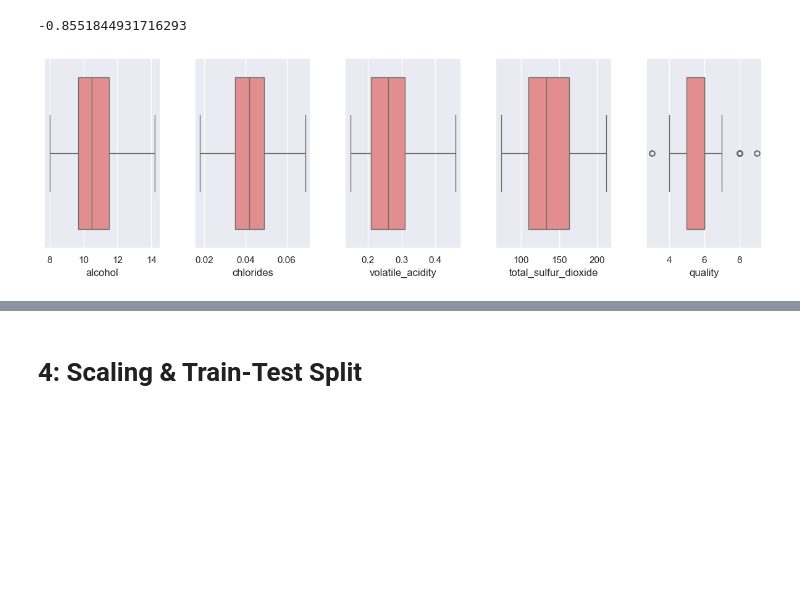
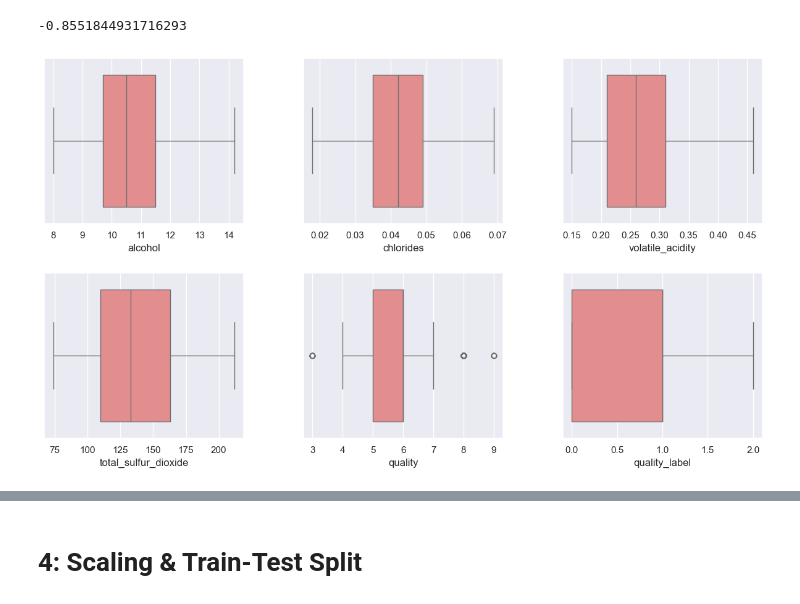
Before and after one commit to airsahin/Wine-Quality, a Jupyter notebook: wine_quality.ipynb, the cells around one changed output, grey strips where cells are left out. Drawn from its saved outputs; the diff is of its cells as text; code cells hidden in the pictures; blank space fills up the shorter version.

```diff
--- a/wine_quality.ipynb
+++ b/wine_quality.ipynb
@@ -233,7 +272,7 @@ plt.show()
 # %%
 # List of features
 
-features = ['alcohol', 'chlorides', 'volatile_acidity',  'total_sulfur_dioxide', 'quality']
+features = ['alcohol', 'chlorides', 'volatile_acidity',  'total_sulfur_dioxide', 'quality', 'quality_label']
 # %%
 df_white_ml = df_white[features].reset_index(drop=True)
 # %%
@@ -271,10 +312,10 @@ dtype: float64
 # %%
 # Create boxplots for each feature
 
-plt.figure(figsize=(15, 4))
+plt.figure(figsize=(15, 8))
 
 for i, feature in enumerate(features, 1):
-    plt.subplot(1, 5, i)  # 1 row, 5 columns, plot by index
+    plt.subplot(2, 3, i)
     sns.boxplot(x=df_white_ml[feature], color='lightcoral')
 
 
@@ -286,11 +327,11 @@ plt.show()
 # %%
 # check data distribution with histograms
 
-plt.figure(figsize=(15, 4))
+plt.figure(figsize=(15, 8))
 
 # Create histograms for each feature
 for i, feature in enumerate(features, 1):
-    plt.subplot(1, 5, i)
+    plt.subplot(2, 3, i)
     sns.histplot(df_white_ml[feature], kde=True, bins=20, color='lightcoral', stat='density')
 
 # Adjust space between plots
@@ -307,24 +347,0 @@ plt.show()
-# %%
-# Create hexbins to view data distribution in relation to quality
-
-# Set up the figure for 1 row and 4 columns
-fig, axs = plt.subplots(1, 5, figsize=(15, 4))
-fig.suptitle("Hexbin Plots for Feature vs. Quality", fontsize=16)
-plt.subplots_adjust(hspace=0.4, wspace=0.3)
-
-# Set background color for figure and subplots
-fig.patch.set_facecolor('grey')
-for ax in axs:
-    ax.set_facecolor('grey')
-
-# Plot hexbin for each feature
-for ax, feature in zip(axs, features):
-    hb = ax.hexbin(df_white_ml[feature], df_white_ml['quality'], gridsize=30, cmap='Reds', mincnt=1)
-    ax.set_xlabel(feature)
-    ax.set_ylabel('Quality')
-
-# Add color bar
-cbar = fig.colorbar(hb, ax=axs, shrink=0.6)
-cbar.set_label('Density')
-
-plt.show()
@@ -798,16 +823,16 @@ df_white_ml['total_sulfur_dioxide'].kurtosis()
 # %%
 # Create boxplots for each feature
 
-plt.figure(figsize=(15, 4))
+plt.figure(figsize=(15, 8))
 
 for i, feature in enumerate(features, 1):
-    plt.subplot(1, 5, i)  # 1 row, 5 columns, plot by index
+    plt.subplot(2, 3, i)  # 1 row, 5 columns, plot by index
     sns.boxplot(x=df_white_ml[feature], color='lightcoral')
 
 
 plt.subplots_adjust(hspace=0.3, wspace=0.3)
 
 plt.show()
 # %% [output]
-[figure, old version]
+[figure, new version]
 # %%
```
Also changed, not shown: parts of 110 cells of this notebook.
